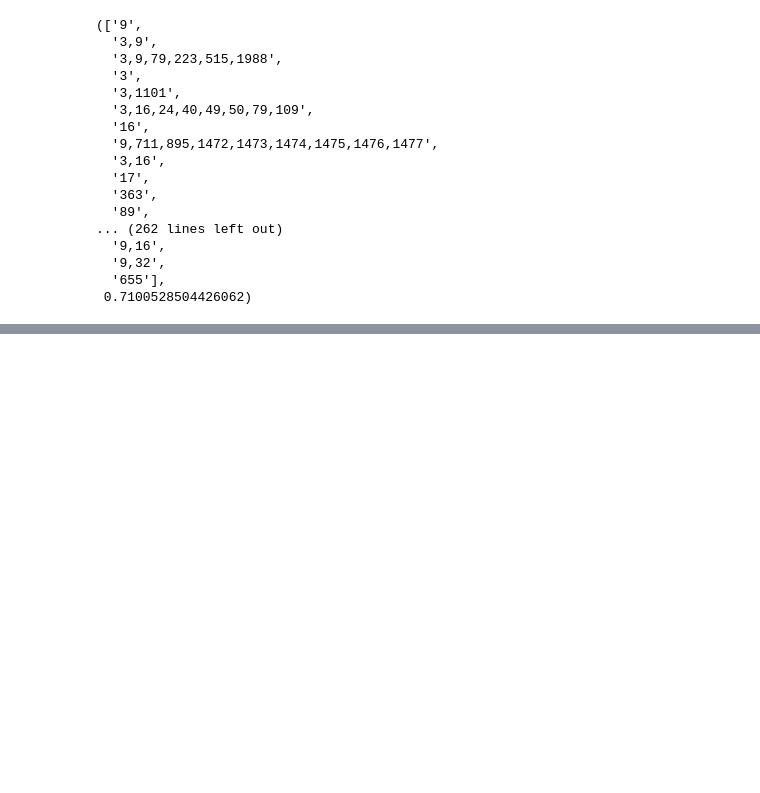
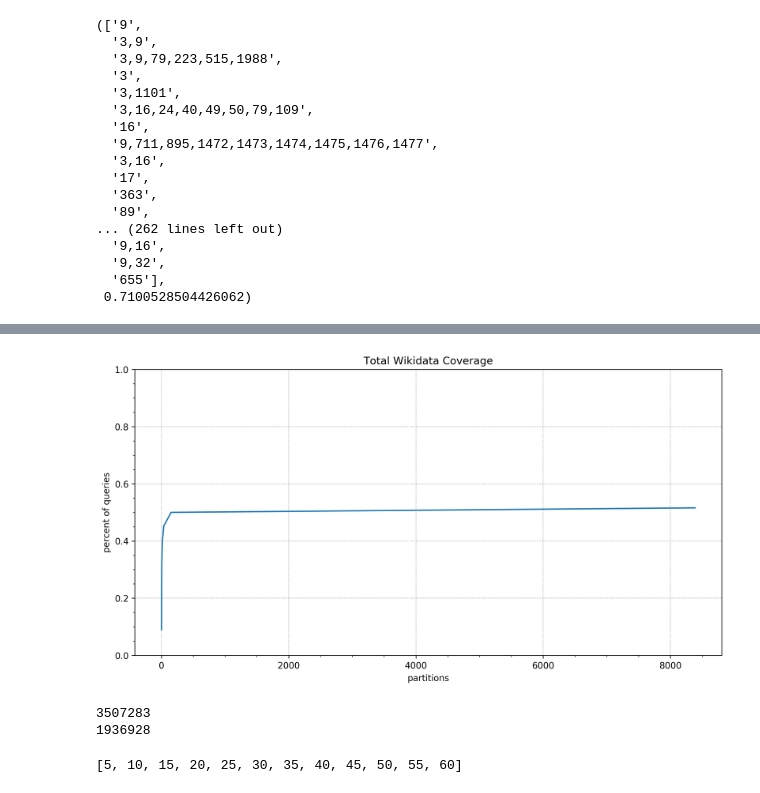
Before and after one commit to aWdas/wu-bachelor-thesis, a Jupyter notebook: log-statistics/weighted-minimum-union.ipynb, the cells around one changed output, grey strips where cells are left out. Saved outputs shown, nothing was run; the diff lists cells and outputs as text; code cells hidden in the pictures; blank space fills up the shorter version.

Commit message:
Added coverage graphs for wikidata logs

```diff
--- a/log-statistics/weighted-minimum-union.ipynb
+++ b/log-statistics/weighted-minimum-union.ipynb
@@ -83,21 +132,12 @@ fig.savefig("years_seperate.png")
 # %% [output]
 [interactive output not drawn]
 [interactive output not drawn]
-# %%
-year_dfs = []
-total_queries = 0
-for year in years:
-    lines = open(f"../queryshapes{year}_2.txt").readlines()
-    total_queries = total_queries + int(lines[2].strip().split("\t")[1])
-    counts = [(json.loads(left), int(right)) for left, right in (line.strip().split("\t") for line in lines[4:])]
-    counts = [entry for entry in counts if len(entry[0]) > 0]
-    year_dfs.append(pd.DataFrame(counts, columns=["set", "weight"]))
 # %%
 import json
 df = pd.concat(year_dfs)
 df["set"] = df["set"].map(json.dumps)
 df = df.groupby(df["set"]).sum().sort_values(by=['weight'], ascending=False).reset_index()
-df["set"] = df["set"].map(json.loads)
+df["set"] = df["set"].map(lambda s: set(json.loads(s)))
 # %%
 minimum_unions = [weighted_minimum_union(df, total_queries * threshold / 100) for threshold in thresholds]
 res_total = [list(x) for x in zip(*[(len(result_set), weight_sum/total_queries) for result_set, weight_sum in minimum_unions])]
@@ -151,3 +191,11 @@ file = open("../partitions.txt", "w")
 file.write("Total coverage: " + str(minimum_unions_70[1]) + "\n")
 for part in resolved_partitions:
     file.write(part + "\n")
+# %%
+import pandas as pd
+import json
+
+parts = [1,2,3,4,5,6,7]
+
+all_df, total_lines = import_combined([f"../queryshapes_wikidata_all_{part}.tsv" for part in parts])
+alt_df = all_df[all_df["weight"] >= 50]
@@ -153,0 +221,8 @@ for part in resolved_partitions:
+# %%
+all_minimum_unions = minimum_union_for_thresholds(alt_df, total_lines, thresholds)
+# %%
+fig, axes = plt.subplots(figsize=(12,6),dpi=300)
+axes.set_title('Total Wikidata Coverage')
+plot_minimum_unions(all_minimum_unions, axes)
+# %% [output]
+[figure, added]
@@ -153,0 +231,8 @@ for part in resolved_partitions:
+# %%
+print(total_organic_lines)
+print(organic_df["weight"].sum())
+thresholds
+# %% [output]
+3507283
+1936928
+[5, 10, 15, 20, 25, 30, 35, 40, 45, 50, 55, 60]
```
Also changed, not shown: parts of 10 cells of this notebook, 2 other files.
